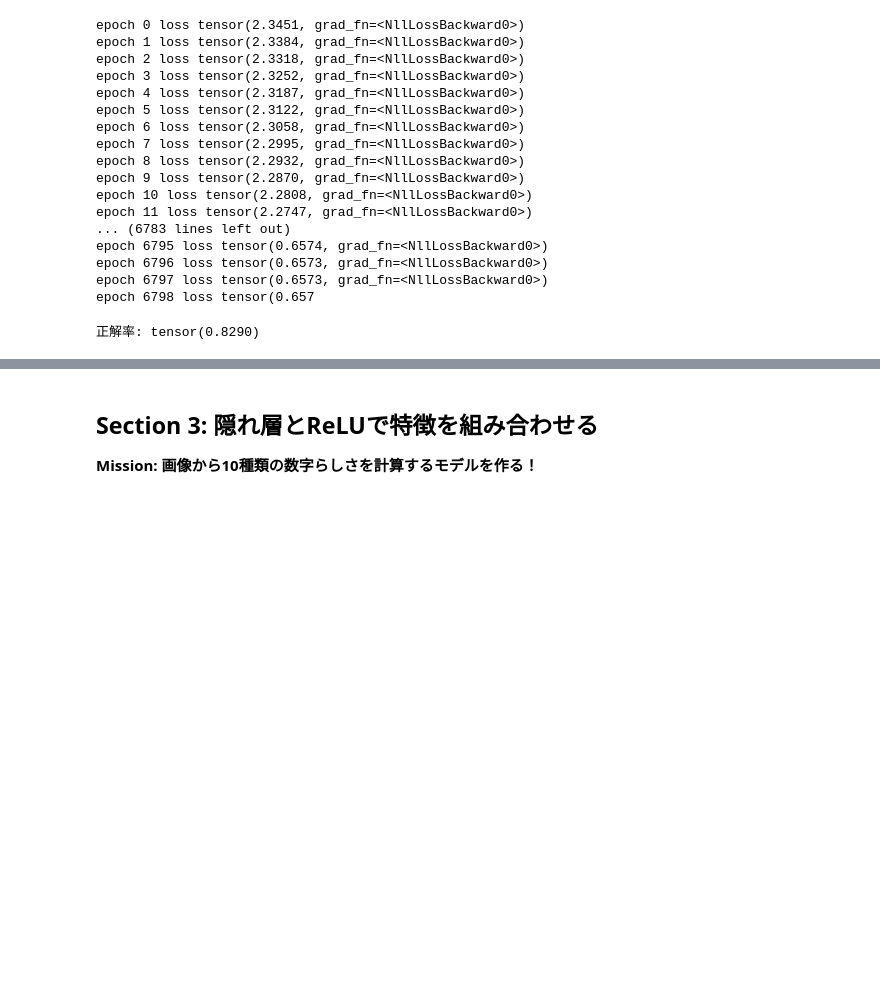
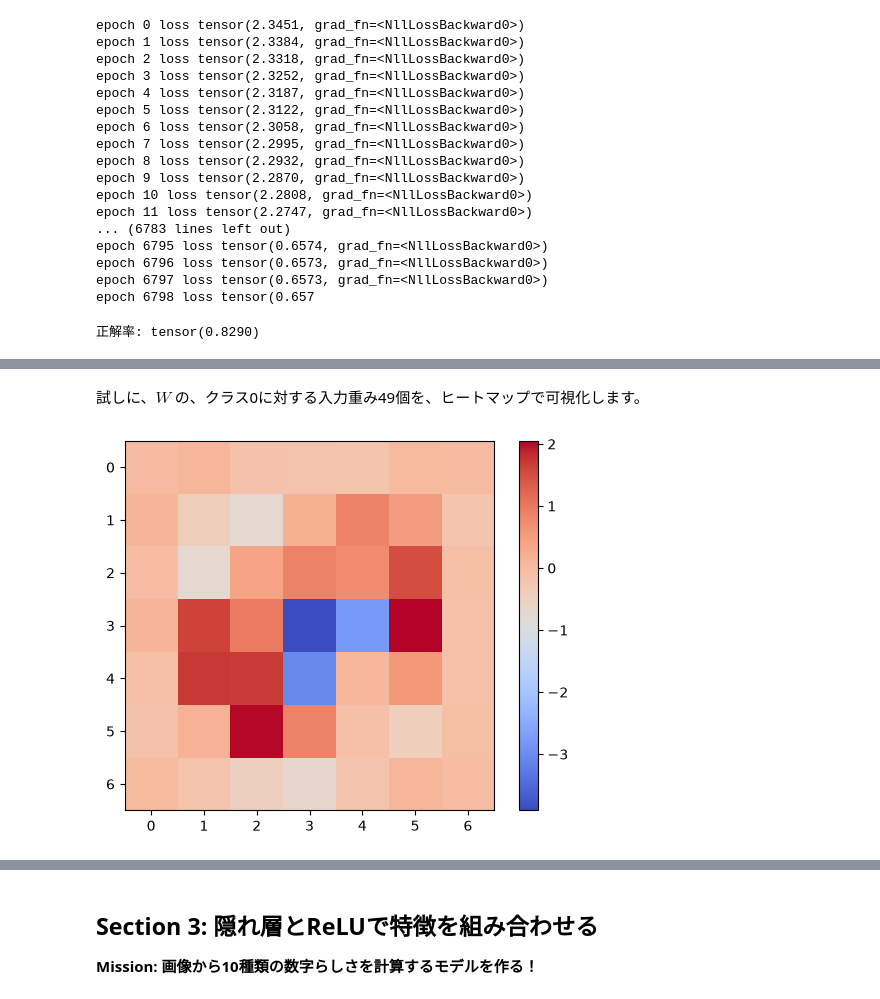
Before and after one commit to HayatoHongo/Everyones_PyTorch, a Jupyter notebook: ColabGPT/ColabGPT_Chapter18_隠れ層_answer.ipynb, the cells around one changed output, grey strips where cells are left out. Cells and saved outputs as stored; diff of their text form; code cells hidden in the pictures; blank space fills up the shorter version.

Commit message:
Add linear model weight heatmap

```diff
--- a/ColabGPT/ColabGPT_Chapter18_隠れ層_answer.ipynb
+++ b/ColabGPT/ColabGPT_Chapter18_隠れ層_answer.ipynb
@@ -383,0 +388,12 @@ print("正解率:", accuracy)
+# %% [markdown]
+試しに、$W$ の、クラス0に対する入力重み49個を、ヒートマップで可視化します。
+# %%
+# コードの文法読めなくてもOK
+import matplotlib.pyplot as plt
+# nn.Linearの内部の重みは転置されて保存されているので、[:, 0] ではなく [0, :] で取得する
+plt.imshow(model.weight[0, :].detach().reshape(7, 7), cmap="coolwarm")
+plt.colorbar()
+plt.savefig("images/chapter18-linear-model-weight0.png", dpi=150, bbox_inches="tight")
+plt.show()
+# %% [output]
+[figure, added]
```
Also changed, not shown: parts of 15 cells of this notebook, 1 other file.
